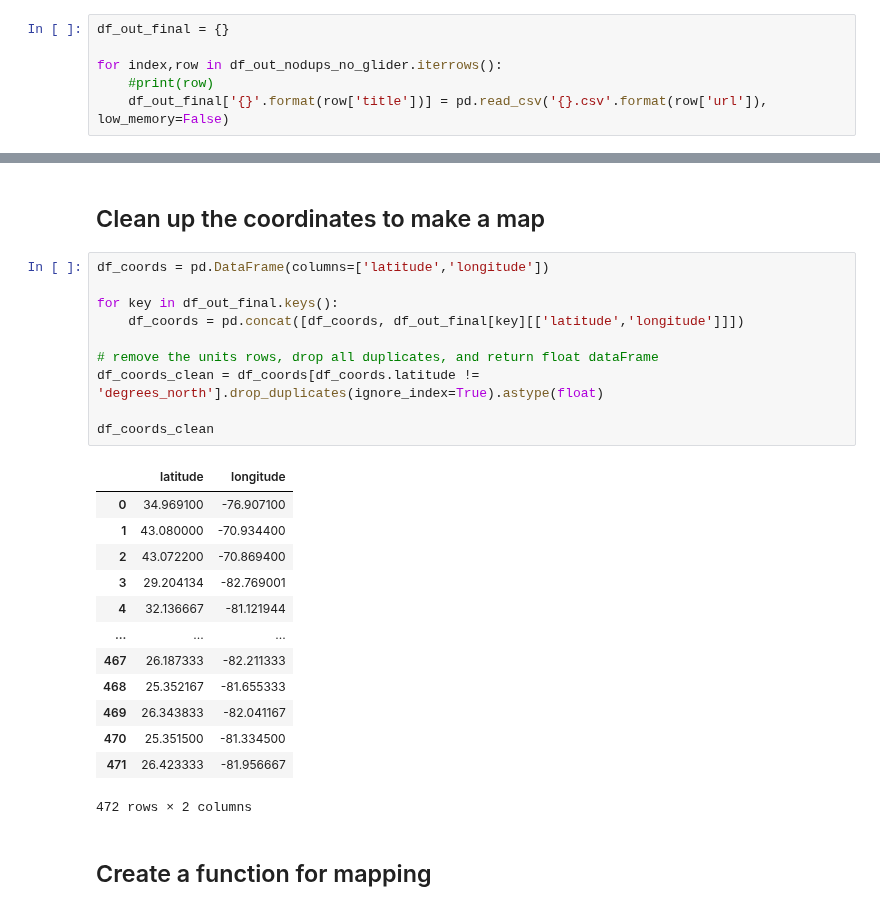
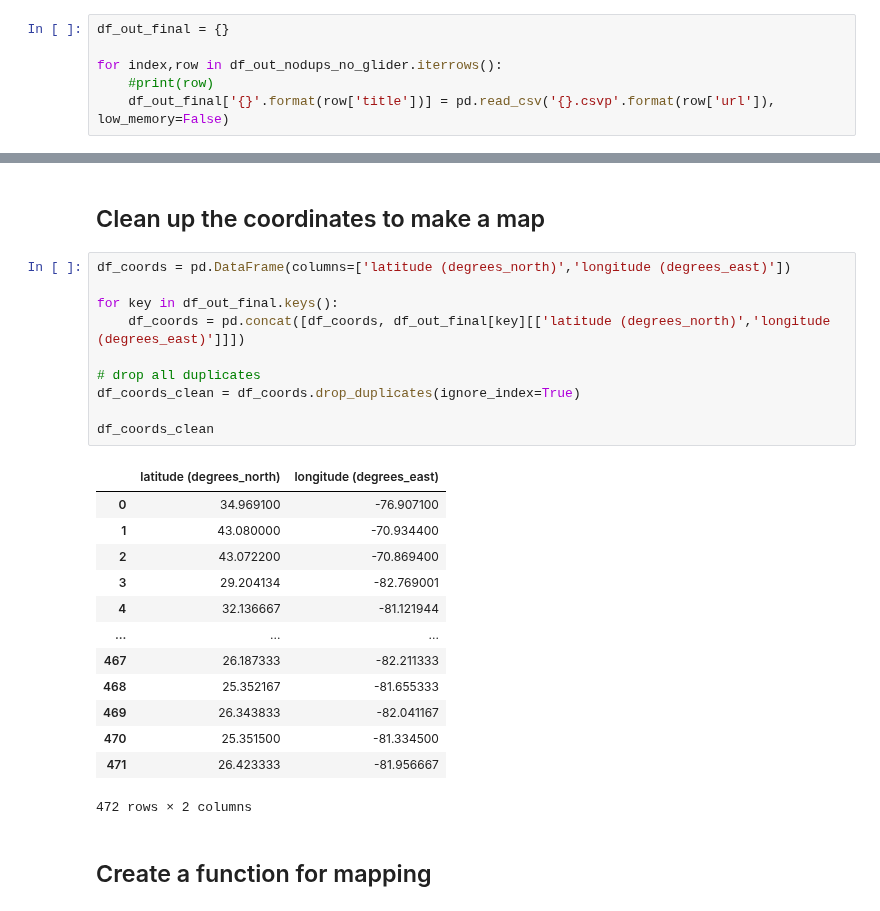
Before and after one commit to MathewBiddle/sandbox, a Jupyter notebook: notebooks/CKAN_API_Query.ipynb, the cells around one changed output, grey strips where cells are left out. Drawn from its saved outputs; the diff is of its cells as text.

```diff
--- a/notebooks/CKAN_API_Query.ipynb
+++ b/notebooks/CKAN_API_Query.ipynb
@@ -288,7 +290,7 @@ df_out_final = {}
 
 for index,row in df_out_nodups_no_glider.iterrows():
     #print(row)
-    df_out_final['{}'.format(row['title'])] = pd.read_csv('{}.csv'.format(row['url']), low_memory=False)
+    df_out_final['{}'.format(row['title'])] = pd.read_csv('{}.csvp'.format(row['url']), low_memory=False)
 # %%
 df_out_final.keys()
 # %% [output]
@@ -328,17 +338,17 @@ df_out_final["\"Deepwater CTD - pe972218.ctd.nc - 29.25N, -87.89W - 1997-03-21\"
 # %% [markdown]
 ## Clean up the coordinates to make a map
 # %%
-df_coords = pd.DataFrame(columns=['latitude','longitude'])
+df_coords = pd.DataFrame(columns=['latitude (degrees_north)','longitude (degrees_east)'])
 
 for key in df_out_final.keys():
-    df_coords = pd.concat([df_coords, df_out_final[key][['latitude','longitude']]])
+    df_coords = pd.concat([df_coords, df_out_final[key][['latitude (degrees_north)','longitude (degrees_east)']]])
 
-# remove the units rows, drop all duplicates, and return float dataFrame
-df_coords_clean = df_coords[df_coords.latitude != 'degrees_north'].drop_duplicates(ignore_index=True).astype(float)
+# drop all duplicates
+df_coords_clean = df_coords.drop_duplicates(ignore_index=True)
 
 df_coords_clean
 # %% [output]
-|  | latitude | longitude |
+|  | latitude (degrees_north) | longitude (degrees_east) |
 | 0 | 34.969100 | -76.907100 |
 | 1 | 43.080000 | -70.934400 |
 | 2 | 43.072200 | -70.869400 |
```
Also changed, not shown: parts of 9 cells of this notebook.
